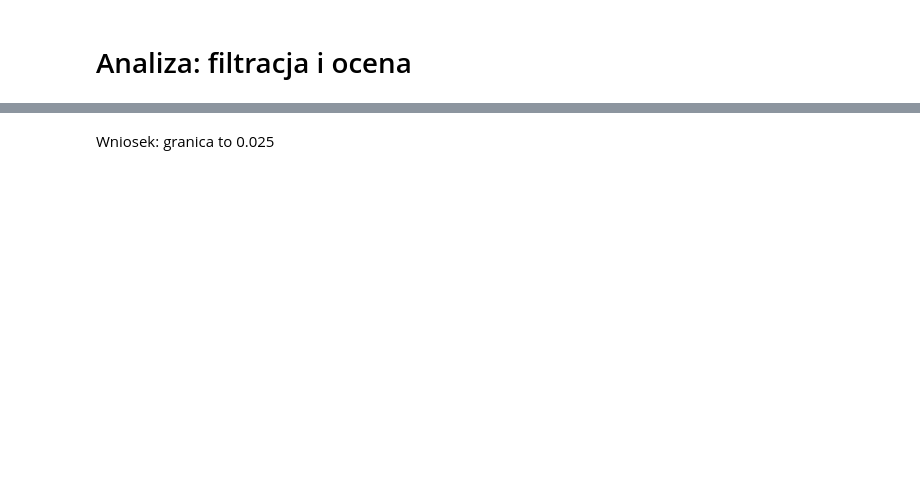
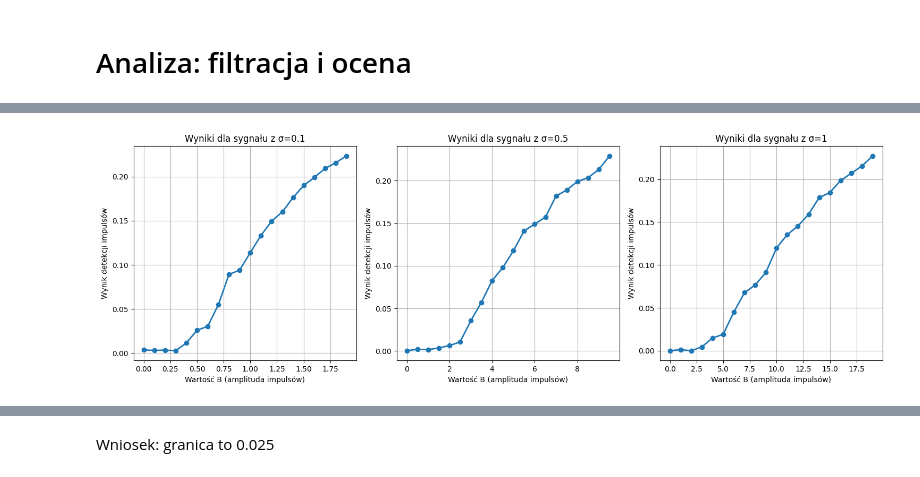
Before and after one commit to MD275996/System-to-identify-anomalies-in-vibration-signals-for-local-damage-detection-in-machines, a Jupyter notebook: main.ipynb, the cells around one changed output, grey strips where cells are left out. Saved outputs shown, nothing was run; the diff lists cells and outputs as text; code cells hidden in the pictures; blank space fills up the shorter version.

```diff
--- a/main.ipynb
+++ b/main.ipynb
@@ -72,7 +72,7 @@ def bandpass_filter(signal, fs, f_low, f_high):
 
 def impuls_detection(filtered,impuls_threshold):
     filtered = np.abs(filtered)
-    filtered_energy  = np.sum(filtered**2)
+    filtered_energy  = np.mean(filtered**2)
 
     if filtered_energy == 0 or np.isnan(filtered_energy):
         return 0.0
@@ -80,7 +80,7 @@ def impuls_detection(filtered,impuls_threshold):
     threshold = np.mean(filtered) + impuls_threshold*np.std(filtered)
 
     filtered_impulses = np.maximum(filtered - threshold, 0)
-    filtered_impulses_energy = np.sum(filtered_impulses**2)
+    filtered_impulses_energy = np.mean(filtered_impulses**2)
 
     return filtered_impulses_energy/filtered_energy
 
@@ -262,7 +262,7 @@ def plot_all_selectors_grid(sigma, fmod):
         "brown"
     ]
 
-    fig, axes = plt.subplots(len(selector_functions), 3, figsize=(18, 20))
+    fig, axes = plt.subplots(len(selector_functions), 3, figsize=(20, 15))
     fig.suptitle("Selektory dla różnych poziomów amplitudy impulsów", fontsize=16)
 
     for row, ((sel_name, sel_fun), color) in enumerate(zip(selector_functions, colors)):
@@ -541,41 +552,43 @@ fig, axes = plt.subplots(1, 3, figsize=(15, 5))
 axes[0].plot(B_values, results, marker='o', linewidth=2)
 axes[0].set_xlabel("Wartość B (amplituda impulsów)")
 axes[0].set_ylabel("Wynik detekcji impulsów")
-axes[0].set_title("Zależność wyniku od amplitudy impulsów")
+axes[0].set_title("Wyniki dla sygnału z σ=0.1")
 axes[0].grid(True)
 
 results = []
 sigma = 0.5
 B_values = np.arange(0, 20, 1)
 B_values = B_values*sigma
 for B in B_values:
     signal = impuls_simulator.gen_signal(B=B, fmod=30, sigma=sigma)
     score = calculate_analysis(signal, impuls_threshold=3)
     results.append(score)
 # Wizualizacja wyników
 axes[1].plot(B_values, results, marker='o', linewidth=2)
 axes[1].set_xlabel("Wartość B (amplituda impulsów)")
 axes[1].set_ylabel("Wynik detekcji impulsów")
-axes[1].set_title("Zależność wyniku od amplitudy impulsów")
+axes[1].set_title("Wyniki dla sygnału z σ=0.5")
 axes[1].grid(True)
 
 results = []
 sigma = 1
 B_values = np.arange(0, 20, 1)
 B_values = B_values*sigma
 for B in B_values:
     signal = impuls_simulator.gen_signal(B=B, fmod=30, sigma=sigma)
     score = calculate_analysis(signal, impuls_threshold=3)
     results.append(score)
 # Wizualizacja wyników
 axes[2].plot(B_values, results, marker='o', linewidth=2)
 axes[2].set_xlabel("Wartość B (amplituda impulsów)")
 axes[2].set_ylabel("Wynik detekcji impulsów")
-axes[2].set_title("Zależność wyniku od amplitudy impulsów")
+axes[2].set_title("Wyniki dla sygnału z σ=1")
 axes[2].grid(True)
 
 plt.tight_layout()
 plt.show()
+# %% [output]
+[figure, added]
 # %%
 results = []
 sigma = 0.5
```
Also changed, not shown: parts of 5 cells of this notebook.
